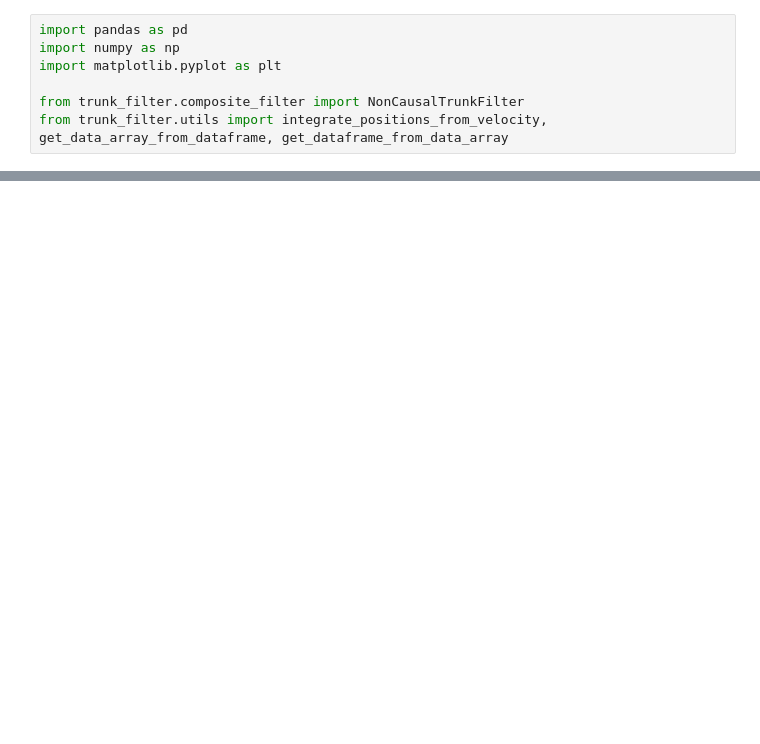
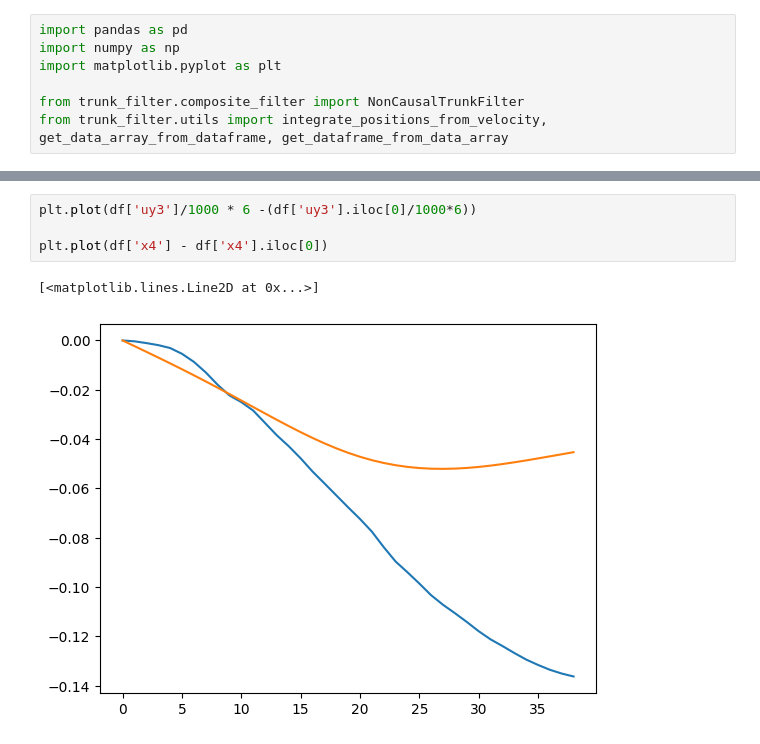
Before and after one commit to patrick-benito/trunk-gnn, a Jupyter notebook: scripts/visualize_dataset.ipynb, the cells around one changed output, grey strips where cells are left out. Saved outputs shown, nothing was run; the diff lists cells and outputs as text; blank space fills up the shorter version.

```diff
--- a/scripts/visualize_dataset.ipynb
+++ b/scripts/visualize_dataset.ipynb
@@ -67,0 +106,7 @@ plt.savefig(f'test2_{timestamp}.png')
+# %%
+plt.plot(df['uy3']/1000 * 6 -(df['uy3'].iloc[0]/1000*6))
+
+plt.plot(df['x4'] - df['x4'].iloc[0])
+# %% [output]
+[<matplotlib.lines.Line2D at 0x...>]
+[figure, added]
```
Also changed, not shown: parts of 12 cells of this notebook, 9 other files.
